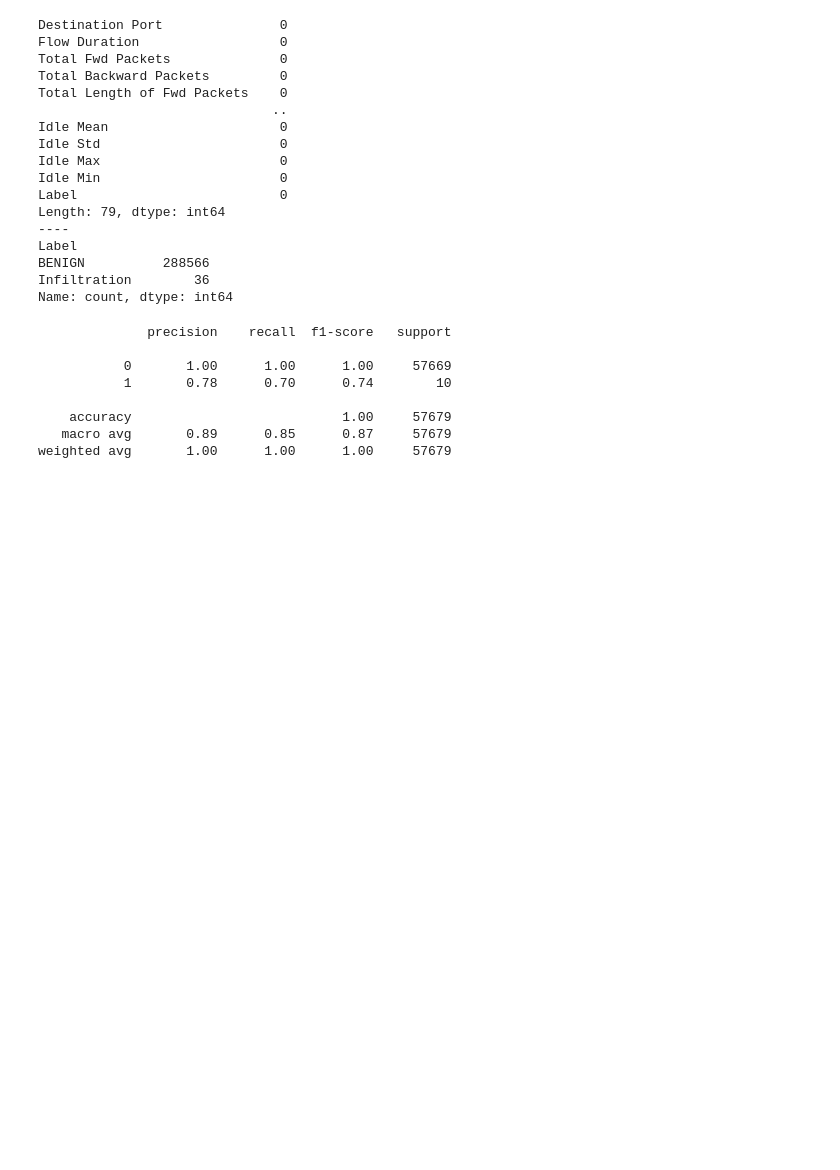
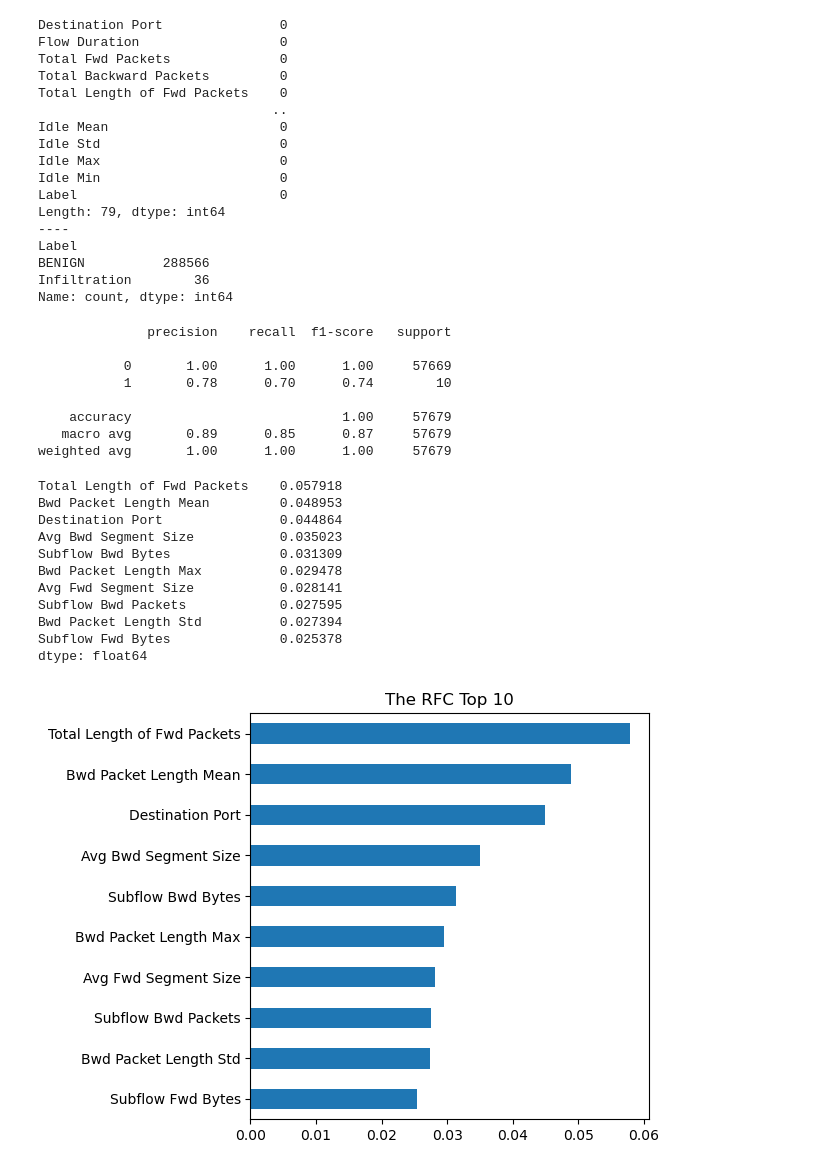
Before and after one commit to OptiVortec/CIC-IDS-2017-Network-Intrusion-Analysis, a Jupyter notebook: Thursday_Folder/Thursday_RFC/Thur_WH_A_RFC.ipynb, the cells around one changed output. Drawn from its saved outputs; the diff is of its cells as text; code cells hidden in the pictures; blank space fills up the shorter version.

```diff
--- a/Thursday_Folder/Thursday_RFC/Thur_WH_A_RFC.ipynb
+++ b/Thursday_Folder/Thursday_RFC/Thur_WH_A_RFC.ipynb
@@ -100,3 +101,29 @@ print(classification_report(y_test, y_pred))
     accuracy                           1.00     57679
    macro avg       0.89      0.85      0.87     57679
 weighted avg       1.00      1.00      1.00     57679
+# %%
+import matplotlib.pyplot as plt
+
+rfc_importance = RandomForestClassifier(n_estimators = 100, random_state=1)
+rfc_importance.fit(X,y)
+
+importance = pd.Series(rfc_importance.feature_importances_, index=X.columns)
+print(importance.nlargest(10))
+
+importance.nlargest(10).sort_values().plot(kind='barh')
+plt.title('The RFC Top 10')
+plt.tight_layout()
+plt.show()
+# %% [output]
+Total Length of Fwd Packets    0.057918
+Bwd Packet Length Mean         0.048953
+Destination Port               0.044864
+Avg Bwd Segment Size           0.035023
+Subflow Bwd Bytes              0.031309
+Bwd Packet Length Max          0.029478
+Avg Fwd Segment Size           0.028141
+Subflow Bwd Packets            0.027595
+Bwd Packet Length Std          0.027394
+Subflow Fwd Bytes              0.025378
+dtype: float64
+[figure, added]
```
Also changed, not shown: parts of 2 cells of this notebook, 30 other files.
